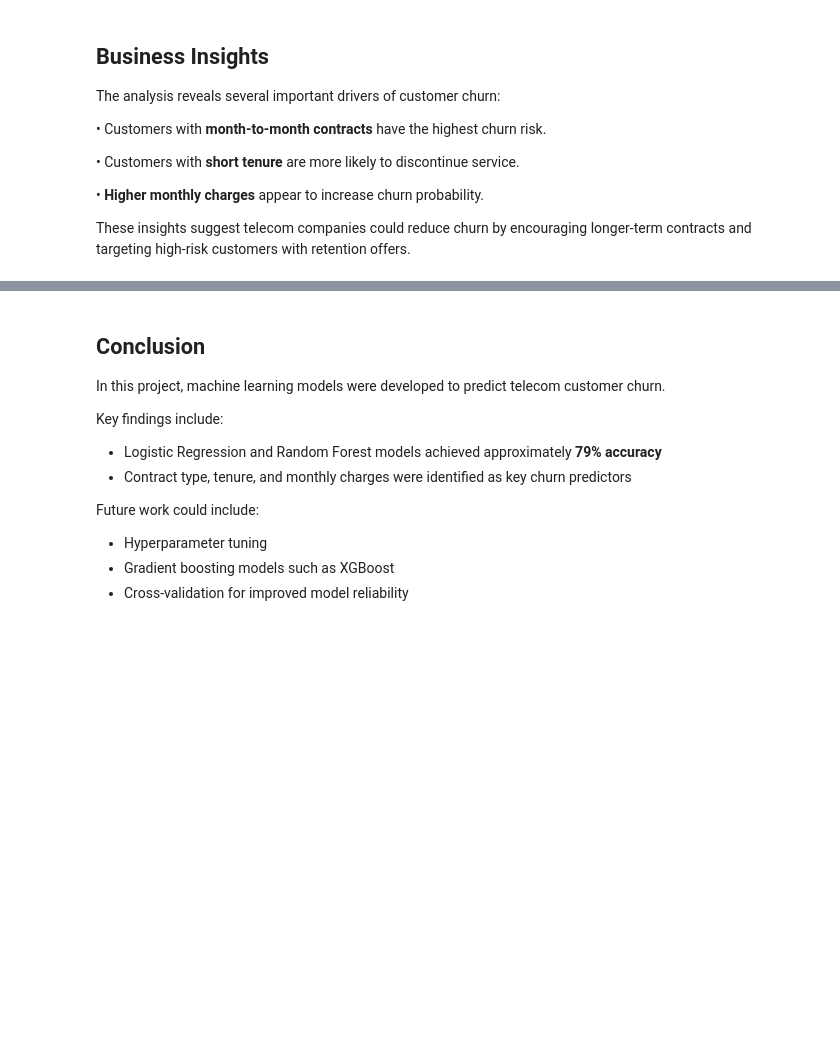
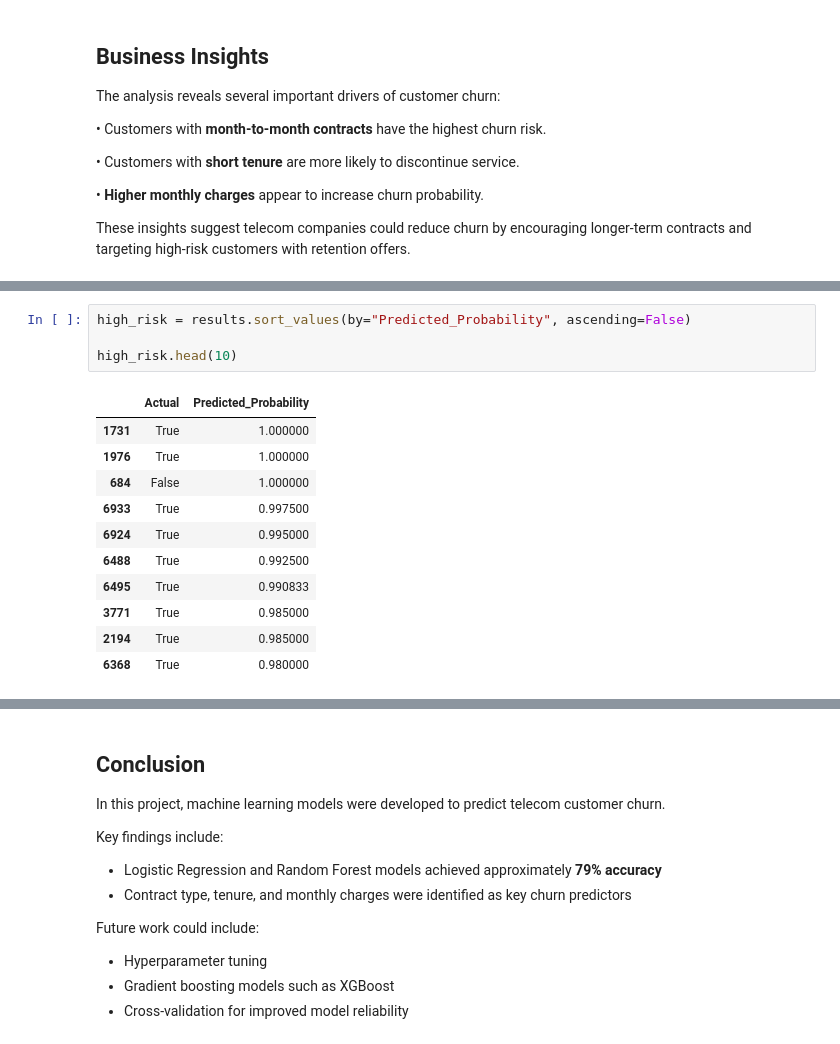
Before and after one commit to The-SGH/Customer-Churn-Prediction, a Jupyter notebook: Customer Churn Analysis - Final.ipynb, the cells around one changed output, grey strips where cells are left out. Saved outputs shown, nothing was run; the diff lists cells and outputs as text; blank space fills up the shorter version.

```diff
--- a/Customer Churn Analysis - Final.ipynb
+++ b/Customer Churn Analysis - Final.ipynb
@@ -371,0 +394,16 @@ These insights suggest telecom companies could reduce churn by encouraging longe
+# %%
+high_risk = results.sort_values(by="Predicted_Probability", ascending=False)
+
+high_risk.head(10)
+# %% [output]
+|  | Actual | Predicted_Probability |
+| 1731 | True | 1.000000 |
+| 1976 | True | 1.000000 |
+| 684 | False | 1.000000 |
+| 6933 | True | 0.997500 |
+| 6924 | True | 0.995000 |
+| 6488 | True | 0.992500 |
+| 6495 | True | 0.990833 |
+| 3771 | True | 0.985000 |
+| 2194 | True | 0.985000 |
+| 6368 | True | 0.980000 |
```
Also changed, not shown: parts of 4 cells of this notebook.
